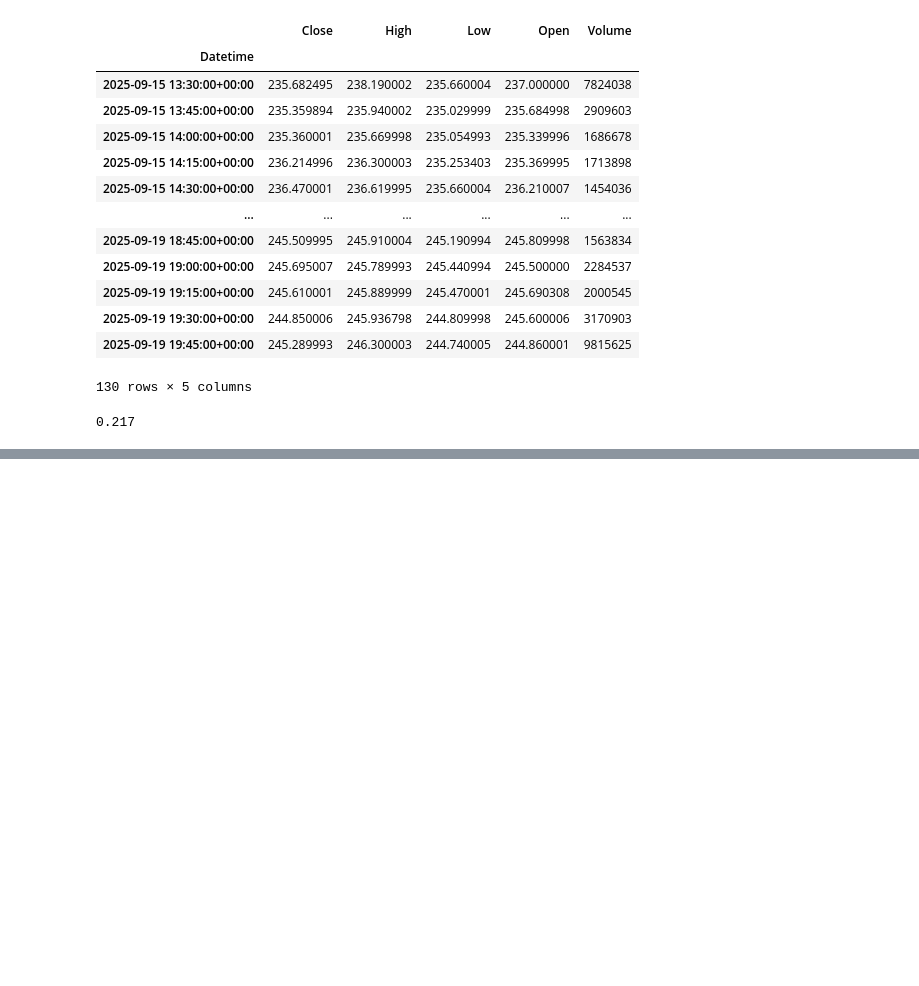
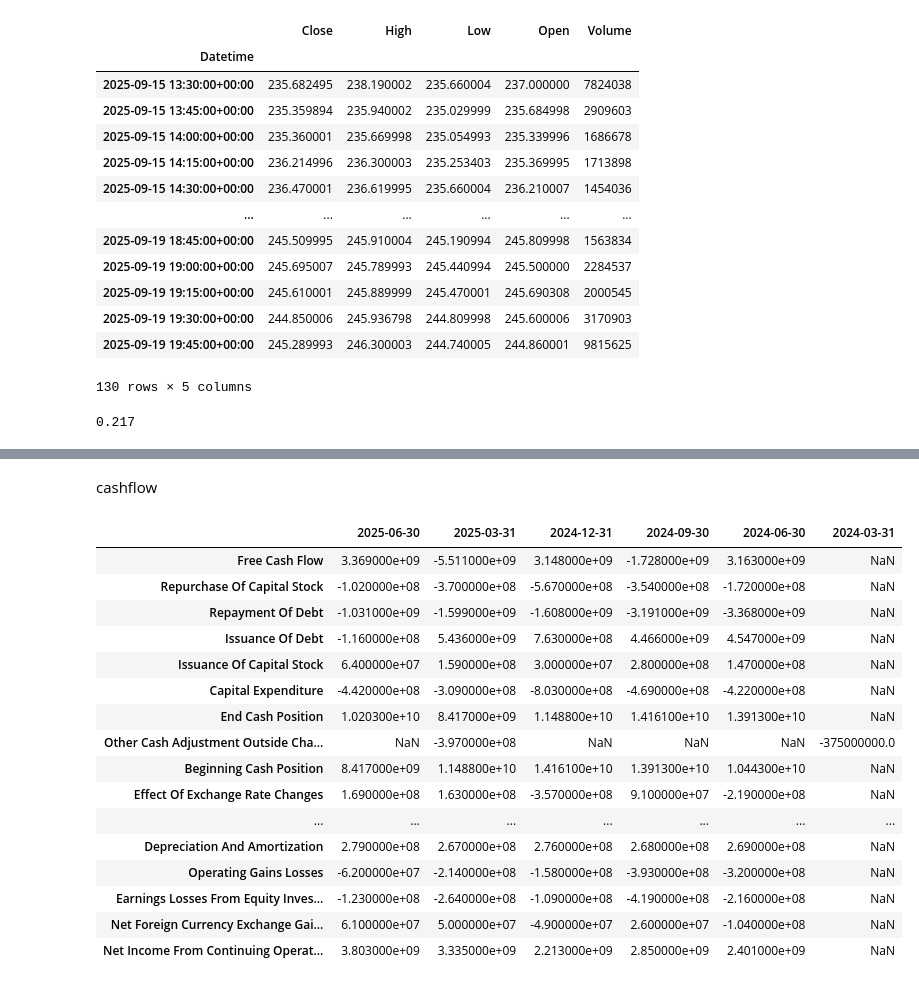
Before and after one commit to sunilsala88/batch33, a Jupyter notebook: 13_fundamental/fin1.ipynb, the cells around one changed output, grey strips where cells are left out. Drawn from its saved outputs; the diff is of its cells as text; code cells hidden in the pictures; blank space fills up the shorter version.

```diff
--- a/13_fundamental/fin1.ipynb
+++ b/13_fundamental/fin1.ipynb
@@ -27,0 +68,22 @@ i1.get('beta')
+# %% [markdown]
+cashflow
+# %%
+t1.quarterly_cash_flow
+# %% [output]
+|  | 2025-06-30 | 2025-03-31 | 2024-12-31 | 2024-09-30 | 2024-06-30 | 2024-03-31 |
+| Free Cash Flow | 3.369000e+09 | -5.511000e+09 | 3.148000e+09 | -1.728000e+09 | 3.163000e+09 | NaN |
+| Repurchase Of Capital Stock | -1.020000e+08 | -3.700000e+08 | -5.670000e+08 | -3.540000e+08 | -1.720000e+08 | NaN |
+| Repayment Of Debt | -1.031000e+09 | -1.599000e+09 | -1.608000e+09 | -3.191000e+09 | -3.368000e+09 | NaN |
+| Issuance Of Debt | -1.160000e+08 | 5.436000e+09 | 7.630000e+08 | 4.466000e+09 | 4.547000e+09 | NaN |
+| Issuance Of Capital Stock | 6.400000e+07 | 1.590000e+08 | 3.000000e+07 | 2.800000e+08 | 1.470000e+08 | NaN |
+| Capital Expenditure | -4.420000e+08 | -3.090000e+08 | -8.030000e+08 | -4.690000e+08 | -4.220000e+08 | NaN |
+| End Cash Position | 1.020300e+10 | 8.417000e+09 | 1.148800e+10 | 1.416100e+10 | 1.391300e+10 | NaN |
+| Other Cash Adjustment Outside Cha... | NaN | -3.970000e+08 | NaN | NaN | NaN | -375000000.0 |
+| Beginning Cash Position | 8.417000e+09 | 1.148800e+10 | 1.416100e+10 | 1.391300e+10 | 1.044300e+10 | NaN |
+| Effect Of Exchange Rate Changes | 1.690000e+08 | 1.630000e+08 | -3.570000e+08 | 9.100000e+07 | -2.190000e+08 | NaN |
+| ... | ... | ... | ... | ... | ... | ... |
+| Depreciation And Amortization | 2.790000e+08 | 2.670000e+08 | 2.760000e+08 | 2.680000e+08 | 2.690000e+08 | NaN |
+| Operating Gains Losses | -6.200000e+07 | -2.140000e+08 | -1.580000e+08 | -3.930000e+08 | -3.200000e+08 | NaN |
+| Earnings Losses From Equity Inves... | -1.230000e+08 | -2.640000e+08 | -1.090000e+08 | -4.190000e+08 | -2.160000e+08 | NaN |
+| Net Foreign Currency Exchange Gai... | 6.100000e+07 | 5.000000e+07 | -4.900000e+07 | 2.600000e+07 | -1.040000e+08 | NaN |
+| Net Income From Continuing Operat... | 3.803000e+09 | 3.335000e+09 | 2.213000e+09 | 2.850000e+09 | 2.401000e+09 | NaN |
```
Also changed, not shown: parts of 7 cells of this notebook.
